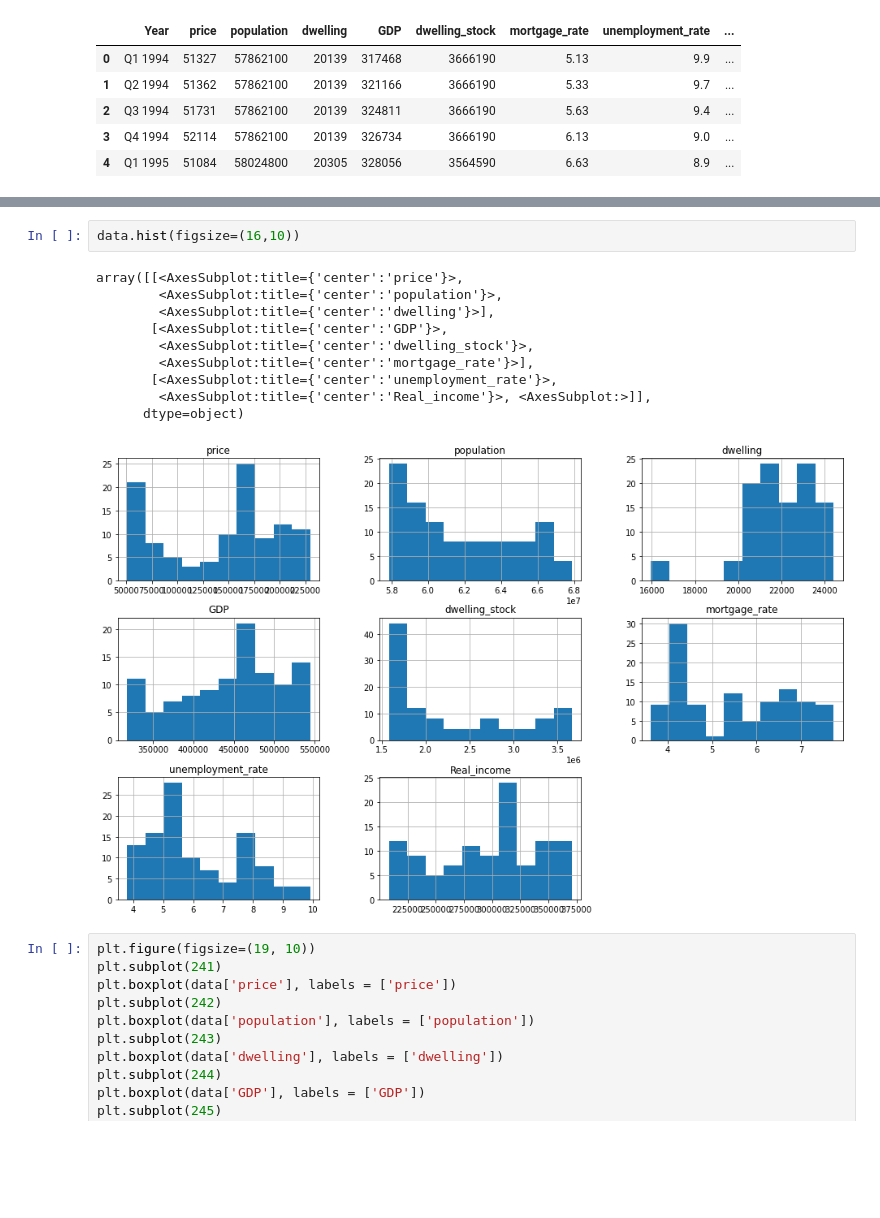
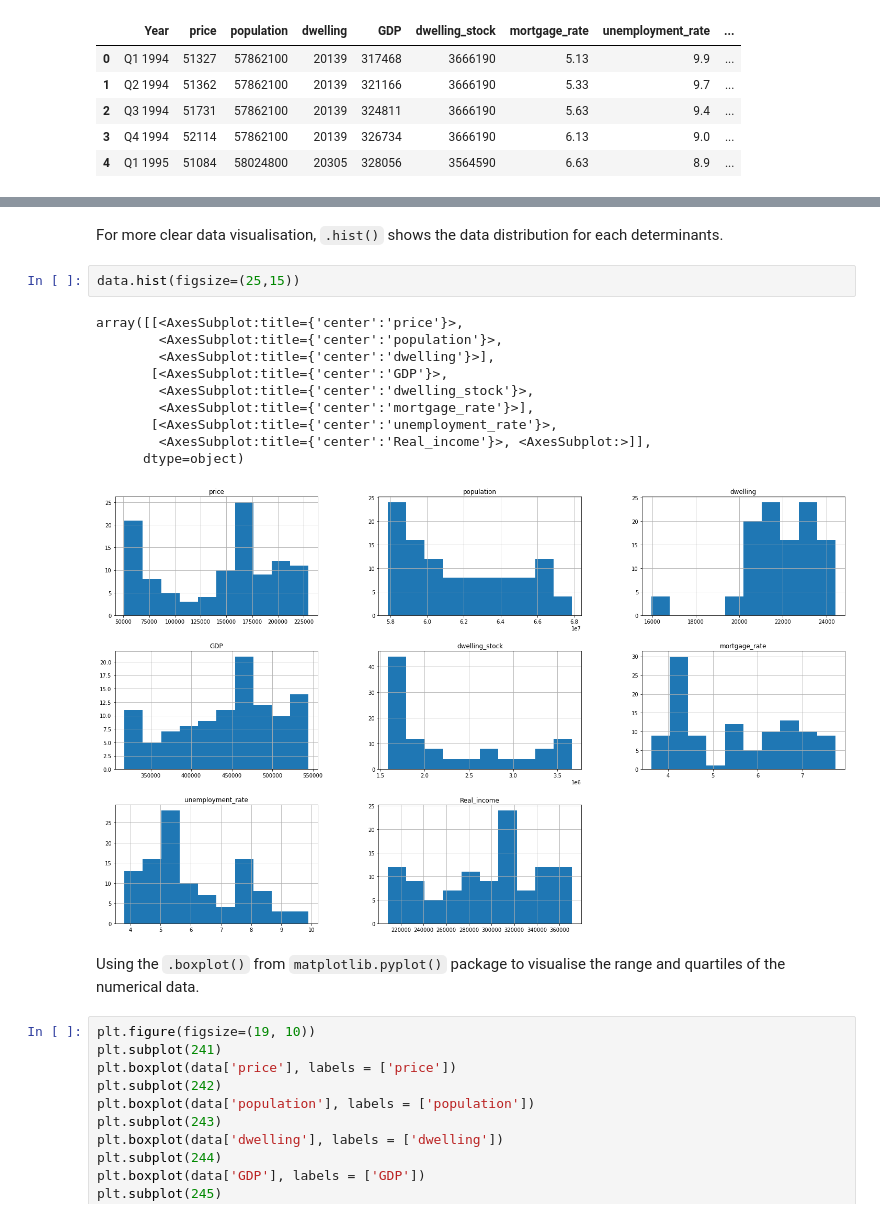
Before and after one commit to TTonsss/DSSS, a Jupyter notebook: assessment.ipynb, the cells around one changed output, grey strips where cells are left out. Cells and saved outputs as stored; diff of their text form; blank space fills up the shorter version.

```diff
--- a/assessment.ipynb
+++ b/assessment.ipynb
@@ -115,16 +160,20 @@ data.head()
+# %% [markdown]
+For more clear data visualisation, `.hist()` shows the data distribution for each determinants.
 # %%
-data.hist(figsize=(16,10))
+data.hist(figsize=(25,15))
 # %% [output]
 array([[<AxesSubplot:title={'center':'price'}>,
         <AxesSubplot:title={'center':'population'}>,
         <AxesSubplot:title={'center':'dwelling'}>],
        [<AxesSubplot:title={'center':'GDP'}>,
         <AxesSubplot:title={'center':'dwelling_stock'}>,
         <AxesSubplot:title={'center':'mortgage_rate'}>],
        [<AxesSubplot:title={'center':'unemployment_rate'}>,
         <AxesSubplot:title={'center':'Real_income'}>, <AxesSubplot:>]],
       dtype=object)
-[figure, old version]
+[figure, new version]
+# %% [markdown]
+Using the `.boxplot()` from `matplotlib.pyplot()` package to visualise the range and quartiles of the numerical data.
 # %%
 plt.figure(figsize=(19, 10))
 plt.subplot(241)
```
Also changed, not shown: parts of 108 cells of this notebook.
